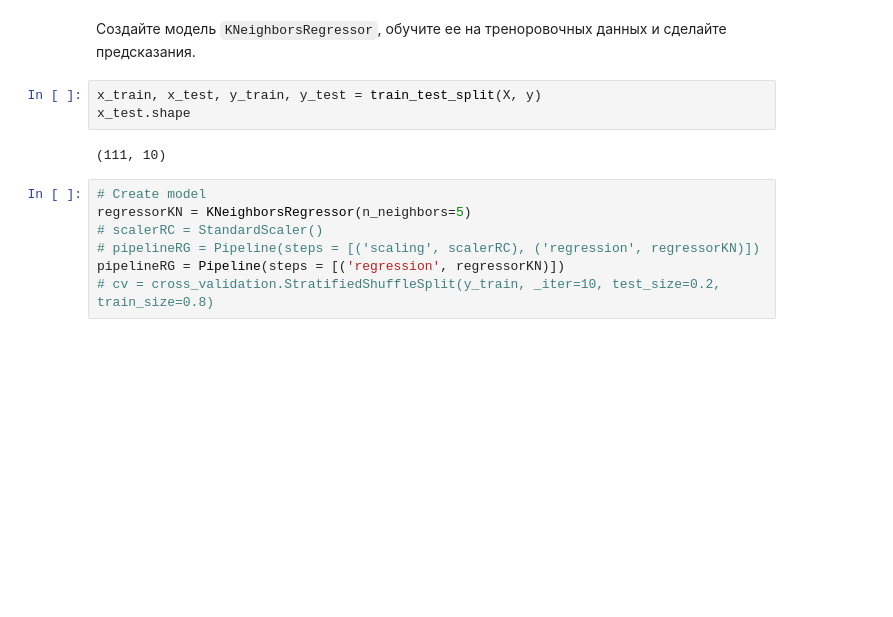
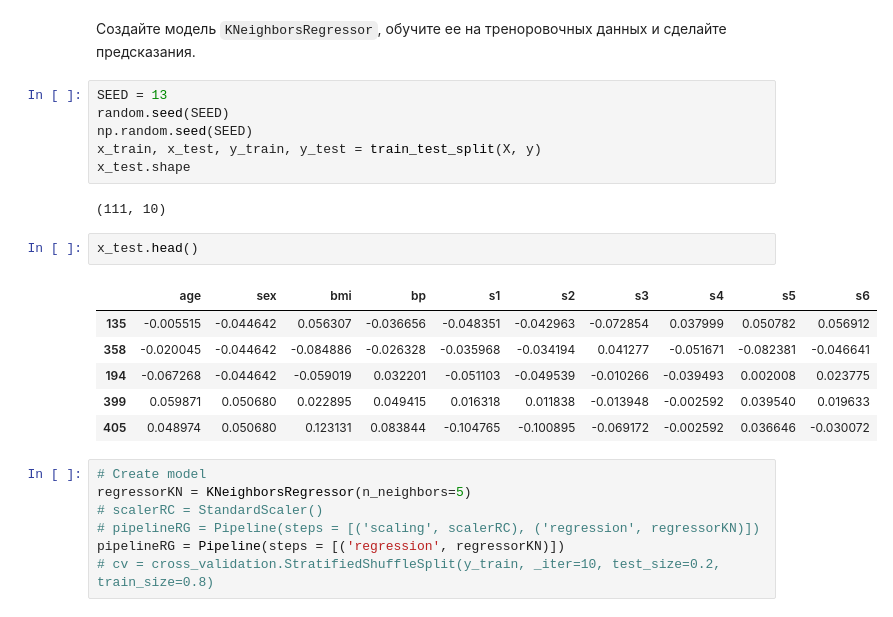
Before and after one commit to Tatiana-kik/BI_ML_2021, a Jupyter notebook: lesson_1_intro_knn/homework/KNN.ipynb, the cells around one changed output. Saved outputs shown, nothing was run; the diff lists cells and outputs as text; blank space fills up the shorter version.

```diff
--- a/lesson_1_intro_knn/homework/KNN.ipynb
+++ b/lesson_1_intro_knn/homework/KNN.ipynb
@@ -533,10 +533,22 @@ Looking at the standart deviation parameter of X, it seems that data was already
 # %% [markdown]
 Создайте модель `KNeighborsRegressor`, обучите ее на треноровочных данных и сделайте предсказания.
 # %%
+SEED = 13
+random.seed(SEED)
+np.random.seed(SEED)
 x_train, x_test, y_train, y_test = train_test_split(X, y)
 x_test.shape
 # %% [output]
 (111, 10)
+# %%
+x_test.head()
+# %% [output]
+|  | age | sex | bmi | bp | s1 | s2 | s3 | s4 | s5 | s6 |
+| 135 | -0.005515 | -0.044642 | 0.056307 | -0.036656 | -0.048351 | -0.042963 | -0.072854 | 0.037999 | 0.050782 | 0.056912 |
+| 358 | -0.020045 | -0.044642 | -0.084886 | -0.026328 | -0.035968 | -0.034194 | 0.041277 | -0.051671 | -0.082381 | -0.046641 |
+| 194 | -0.067268 | -0.044642 | -0.059019 | 0.032201 | -0.051103 | -0.049539 | -0.010266 | -0.039493 | 0.002008 | 0.023775 |
+| 399 | 0.059871 | 0.050680 | 0.022895 | 0.049415 | 0.016318 | 0.011838 | -0.013948 | -0.002592 | 0.039540 | 0.019633 |
+| 405 | 0.048974 | 0.050680 | 0.123131 | 0.083844 | -0.104765 | -0.100895 | -0.069172 | -0.002592 | 0.036646 | -0.030072 |
 # %%
 # Create model
 regressorKN = KNeighborsRegressor(n_neighbors=5)
```
Also changed, not shown: parts of 19 cells of this notebook, 2 other files.
